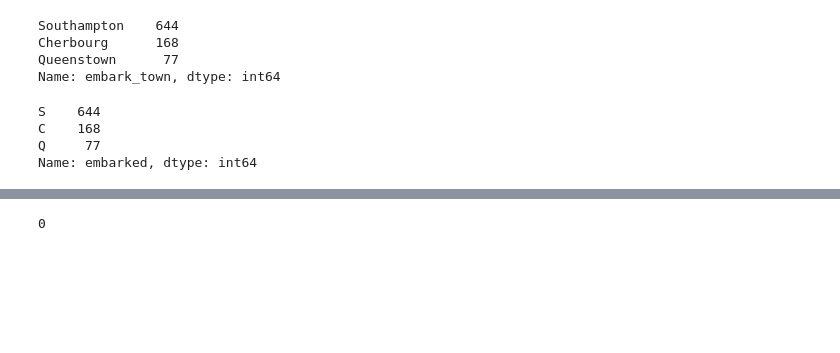
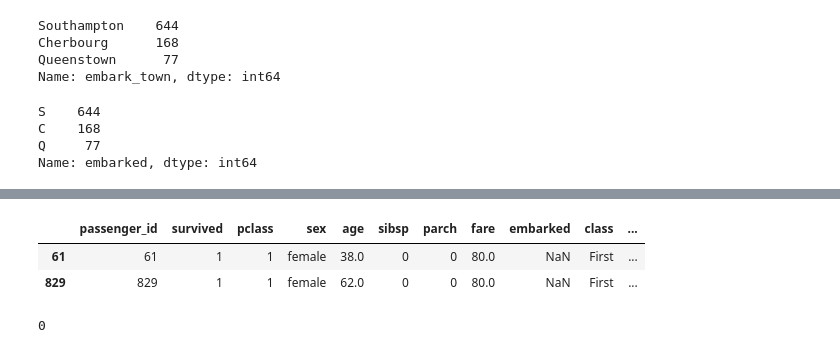
Before and after one commit to cindyvillanuevads/classification-exercises, a Jupyter notebook: classification_exercises.ipynb, the cells around one changed output, grey strips where cells are left out. Saved outputs shown, nothing was run; the diff lists cells and outputs as text; code cells hidden in the pictures; blank space fills up the shorter version.

```diff
--- a/classification_exercises.ipynb
+++ b/classification_exercises.ipynb
@@ -537,3 +554,9 @@ Name: embarked, dtype: int64
+# %%
+titanic_df[titanic_df.embark_town.isnull()]
+# %% [output]
+|  | passenger_id | survived | pclass | sex | age | sibsp | parch | fare | embarked | class | ... |
+| 61 | 61 | 1 | 1 | female | 38.0 | 0 | 0 | 80.0 | NaN | First | ... |
+| 829 | 829 | 1 | 1 | female | 62.0 | 0 | 0 | 80.0 | NaN | First | ... |
 # %%
 # we are going to eliminate embark_town as has the same value as embarked
 # %%
```
Also changed, not shown: parts of 21 cells of this notebook.
